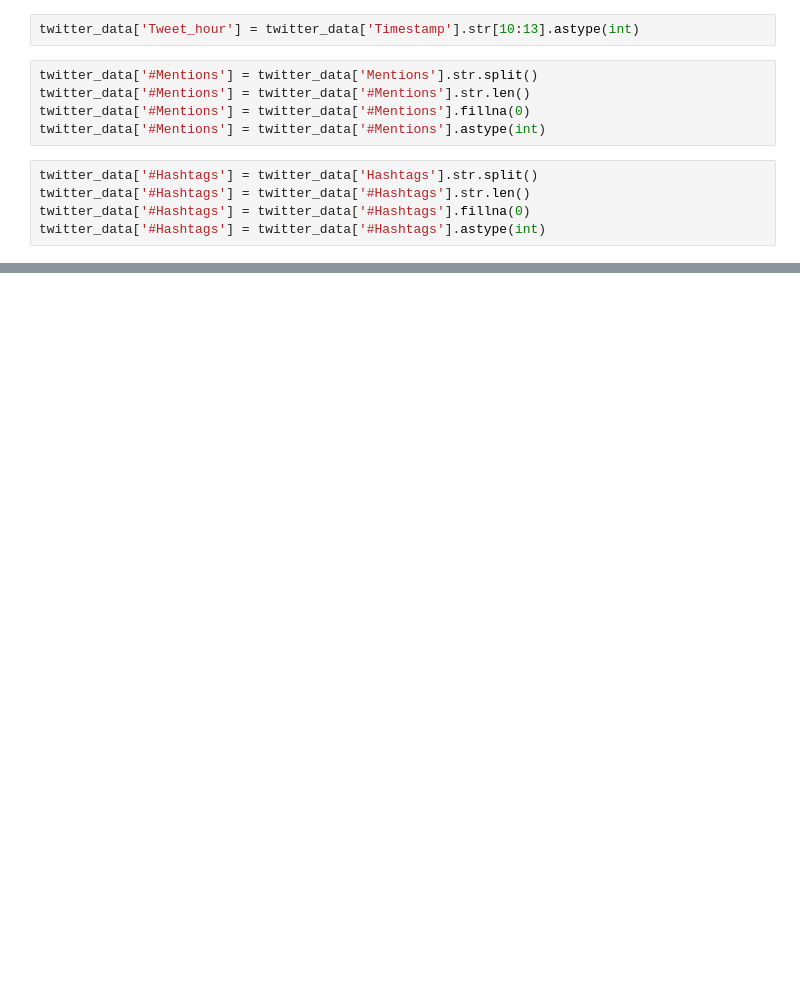
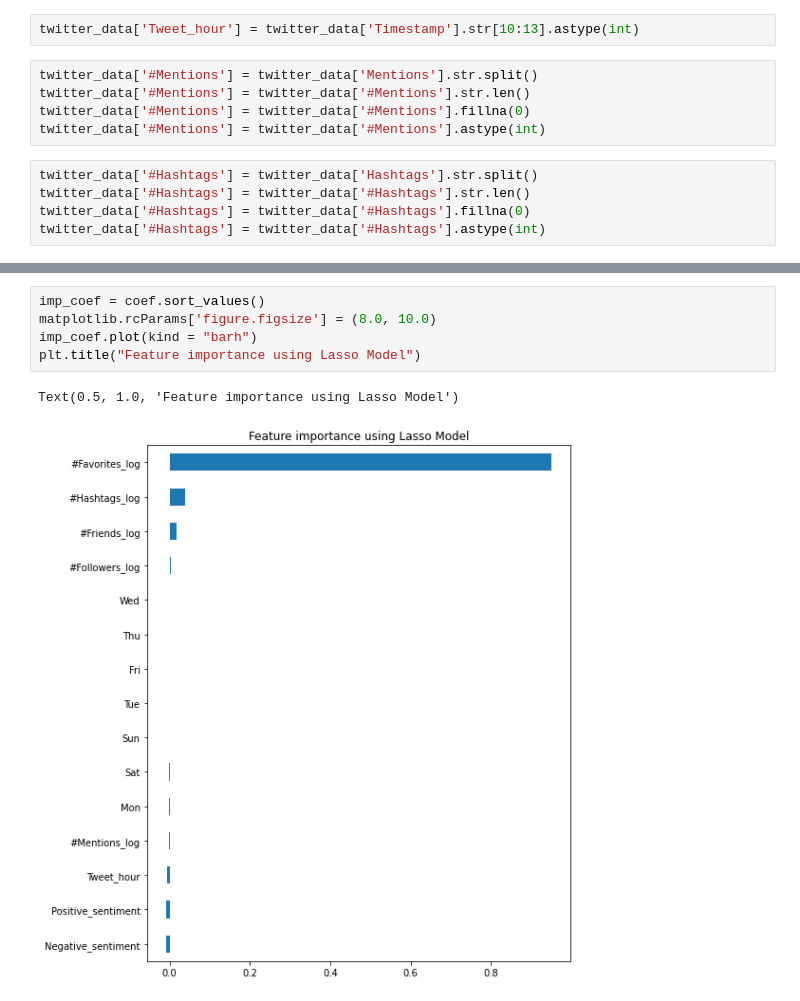
Before and after one commit to ehager77/intro_to_ai, a Jupyter notebook: hw_2/intro_to_ai_hw2_ehager.ipynb, the cells around one changed output, grey strips where cells are left out. Saved outputs shown, nothing was run; the diff lists cells and outputs as text; blank space fills up the shorter version.

```diff
--- a/hw_2/intro_to_ai_hw2_ehager.ipynb
+++ b/hw_2/intro_to_ai_hw2_ehager.ipynb
@@ -140,0 +167,8 @@ model.score(x_test, y_test)
+# %%
+imp_coef = coef.sort_values()
+matplotlib.rcParams['figure.figsize'] = (8.0, 10.0)
+imp_coef.plot(kind = "barh")
+plt.title("Feature importance using Lasso Model")
+# %% [output]
+Text(0.5, 1.0, 'Feature importance using Lasso Model')
+[figure, added]
```
Also changed, not shown: parts of 27 cells of this notebook.
